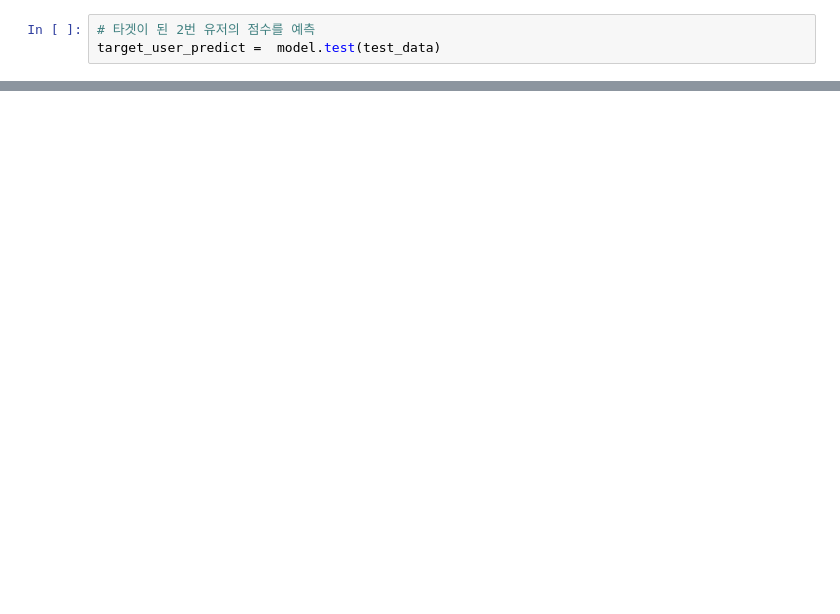
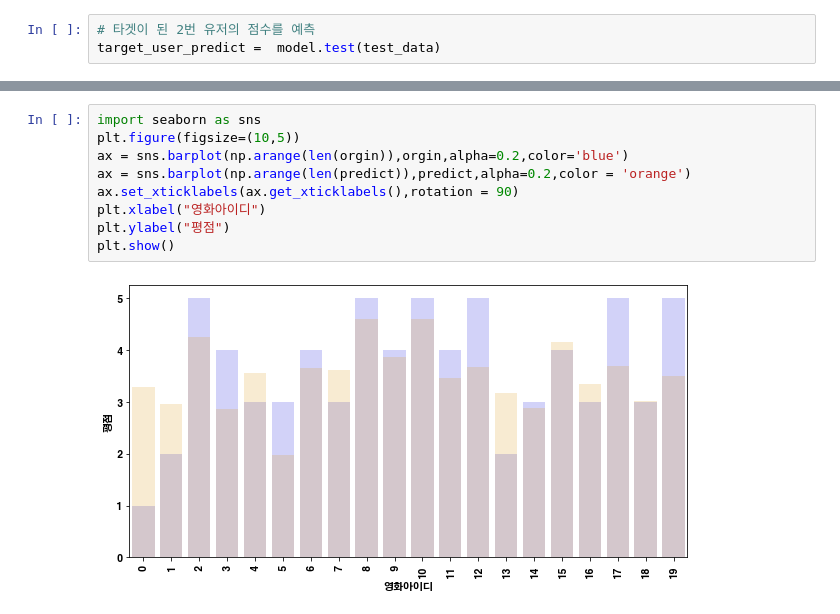
Before and after one commit to soxxun/python, a Jupyter notebook: 20220408/20220408.ipynb, the cells around one changed output, grey strips where cells are left out. Drawn from its saved outputs; the diff is of its cells as text; blank space fills up the shorter version.

```diff
--- a/20220408/20220408.ipynb
+++ b/20220408/20220408.ipynb
@@ -712,0 +704,11 @@ movie 129 : Nurse Betty (2000), 1, 2.8680273338598603
+# %%
+import seaborn as sns
+plt.figure(figsize=(10,5))
+ax = sns.barplot(np.arange(len(orgin)),orgin,alpha=0.2,color='blue')
+ax = sns.barplot(np.arange(len(predict)),predict,alpha=0.2,color = 'orange')
+ax.set_xticklabels(ax.get_xticklabels(),rotation = 90)
+plt.xlabel("영화아이디")
+plt.ylabel("평점")
+plt.show()
+# %% [output]
+[figure, added]
```
Also changed, not shown: parts of 31 cells of this notebook.
